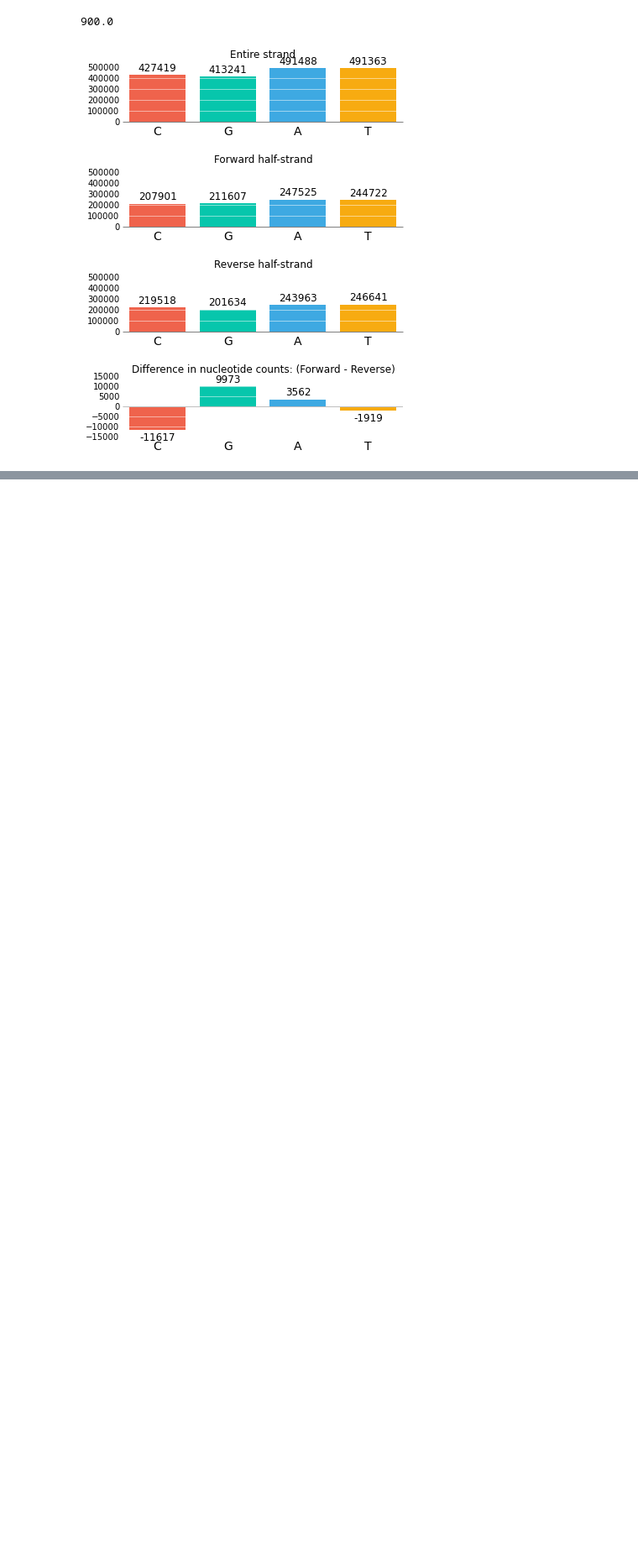
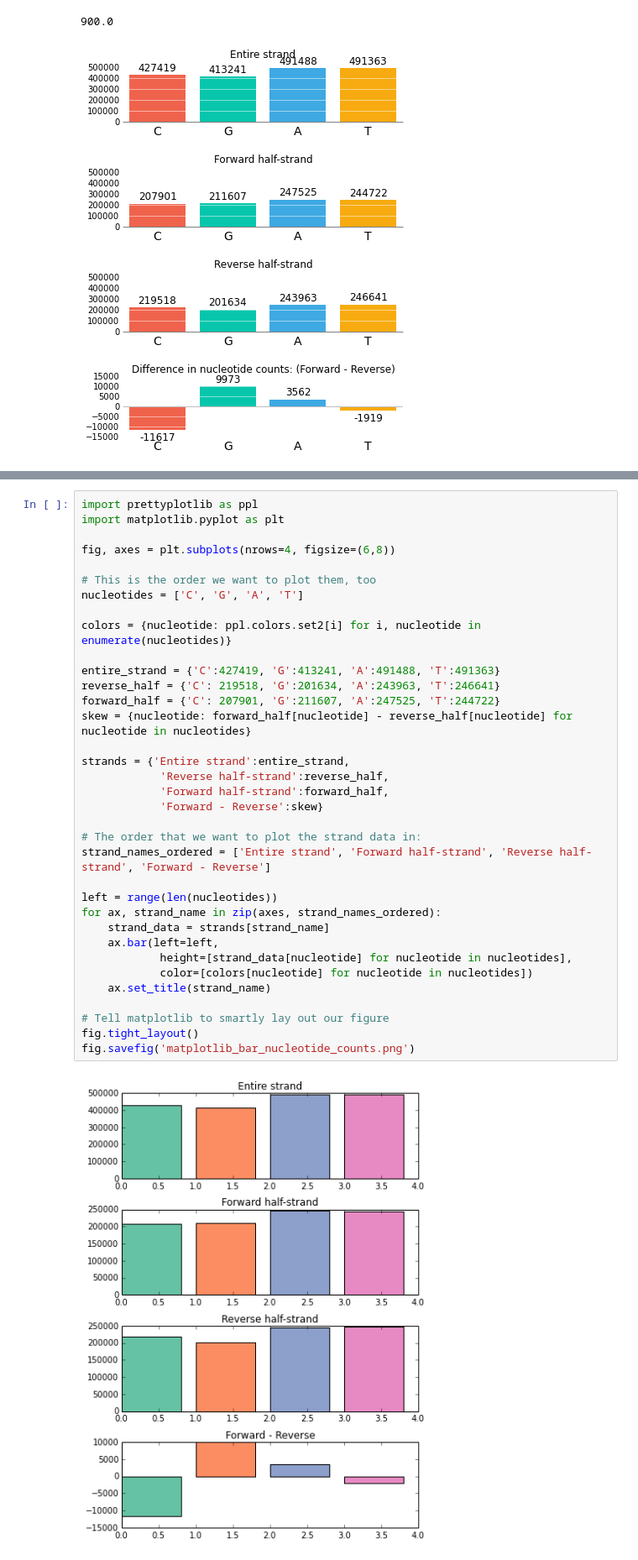
Before and after one commit to olgabot/prettyplotlib, a Jupyter notebook: ipython_notebooks/bar - nucleotide counts.ipynb, the cells around one changed output, grey strips where cells are left out. Shown at 84% size. Saved outputs shown, nothing was run; the diff lists cells and outputs as text; blank space fills up the shorter version.

Commit message:
added annotated bar images

```diff
--- a/ipython_notebooks/bar - nucleotide counts.ipynb
+++ b/ipython_notebooks/bar - nucleotide counts.ipynb
@@ -149,2 +149,39 @@ fig.savefig('bar_nucleotide_counts.png')
 # %% [output]
 [figure]
+# %%
+import prettyplotlib as ppl
+import matplotlib.pyplot as plt
+
+fig, axes = plt.subplots(nrows=4, figsize=(6,8))
+
+# This is the order we want to plot them, too
+nucleotides = ['C', 'G', 'A', 'T']
+
+colors = {nucleotide: ppl.colors.set2[i] for i, nucleotide in enumerate(nucleotides)}
+
+entire_strand = {'C':427419, 'G':413241, 'A':491488, 'T':491363}
+reverse_half = {'C': 219518, 'G':201634, 'A':243963, 'T':246641}
+forward_half = {'C': 207901, 'G':211607, 'A':247525, 'T':244722}
+skew = {nucleotide: forward_half[nucleotide] - reverse_half[nucleotide] for nucleotide in nucleotides}
+
+strands = {'Entire strand':entire_strand,
+            'Reverse half-strand':reverse_half,
+            'Forward half-strand':forward_half,
+            'Forward - Reverse':skew}
+
+# The order that we want to plot the strand data in:
+strand_names_ordered = ['Entire strand', 'Forward half-strand', 'Reverse half-strand', 'Forward - Reverse']
+
+left = range(len(nucleotides))
+for ax, strand_name in zip(axes, strand_names_ordered):
+    strand_data = strands[strand_name]
+    ax.bar(left=left,
+            height=[strand_data[nucleotide] for nucleotide in nucleotides],
+            color=[colors[nucleotide] for nucleotide in nucleotides])
+    ax.set_title(strand_name)
+
+# Tell matplotlib to smartly lay out our figure
+fig.tight_layout()
+fig.savefig('matplotlib_bar_nucleotide_counts.png')
+# %% [output]
+[figure, added]
```
Also changed, not shown: parts of 1 cell of this notebook, 3 other files.
